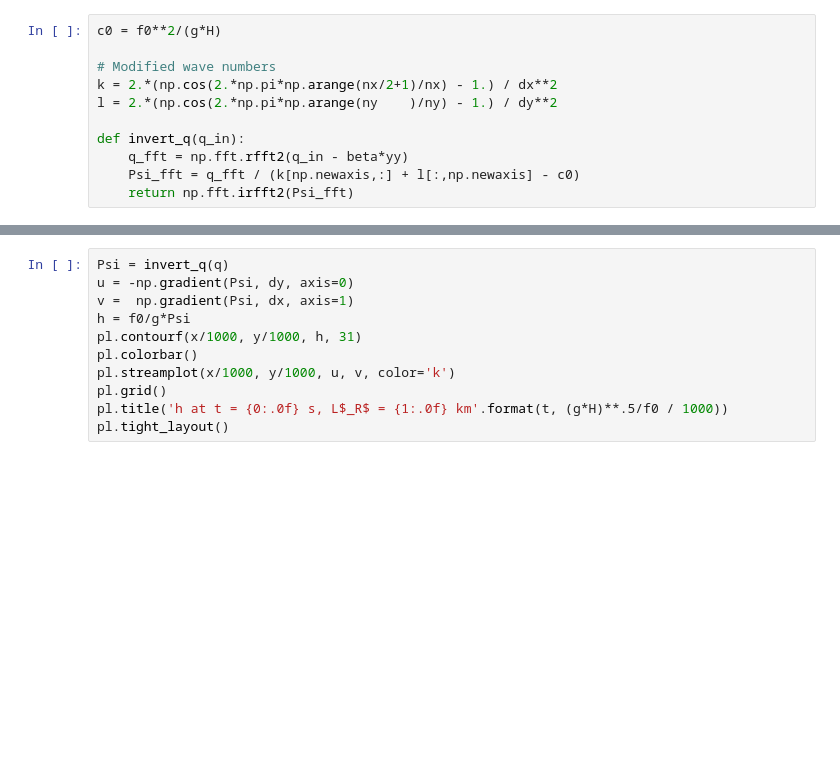
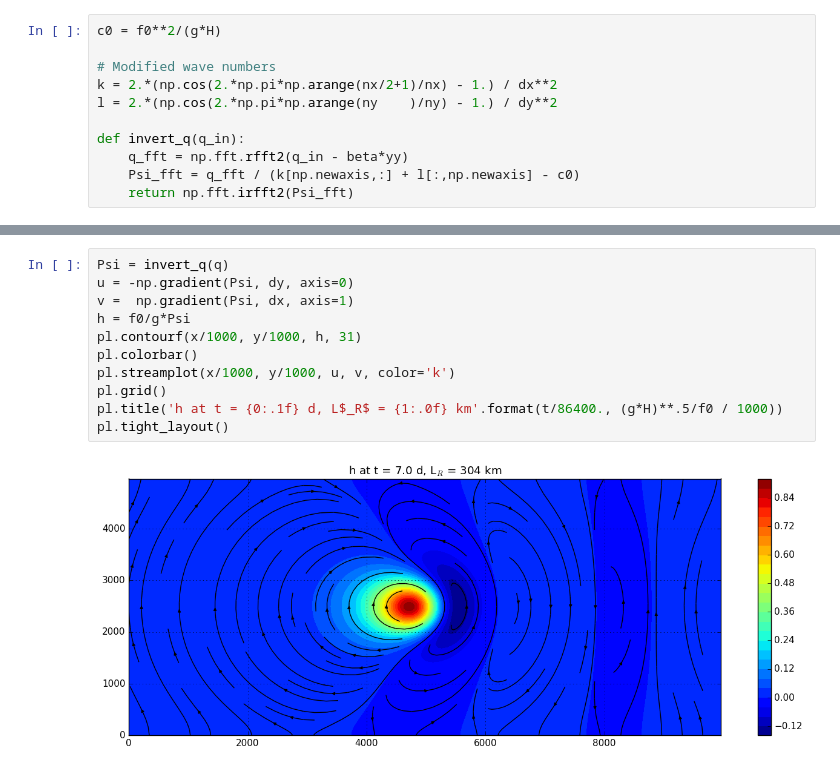
Before and after one commit to Chiil/dynamic_meteorology, a Jupyter notebook: Quasi-geostrophic shallow water.ipynb, the cells around one changed output, grey strips where cells are left out. Cells and saved outputs as stored; diff of their text form; blank space fills up the shorter version.

```diff
--- a/Quasi-geostrophic shallow water.ipynb
+++ b/Quasi-geostrophic shallow water.ipynb
@@ -90,14 +94,16 @@ for n in range(nsteps):
 # %%
 Psi = invert_q(q)
 u = -np.gradient(Psi, dy, axis=0)
 v =  np.gradient(Psi, dx, axis=1)
 h = f0/g*Psi
 pl.contourf(x/1000, y/1000, h, 31)
 pl.colorbar()
 pl.streamplot(x/1000, y/1000, u, v, color='k')
 pl.grid()
-pl.title('h at t = {0:.0f} s, L$_R$ = {1:.0f} km'.format(t, (g*H)**.5/f0 / 1000))
+pl.title('h at t = {0:.1f} d, L$_R$ = {1:.0f} km'.format(t/86400., (g*H)**.5/f0 / 1000))
 pl.tight_layout()
+# %% [output]
+[figure, added]
 # %%
 pl.figure()
 pl.plot(x/1000, u[ny//2,:])
```
Also changed, not shown: parts of 4 cells of this notebook.
